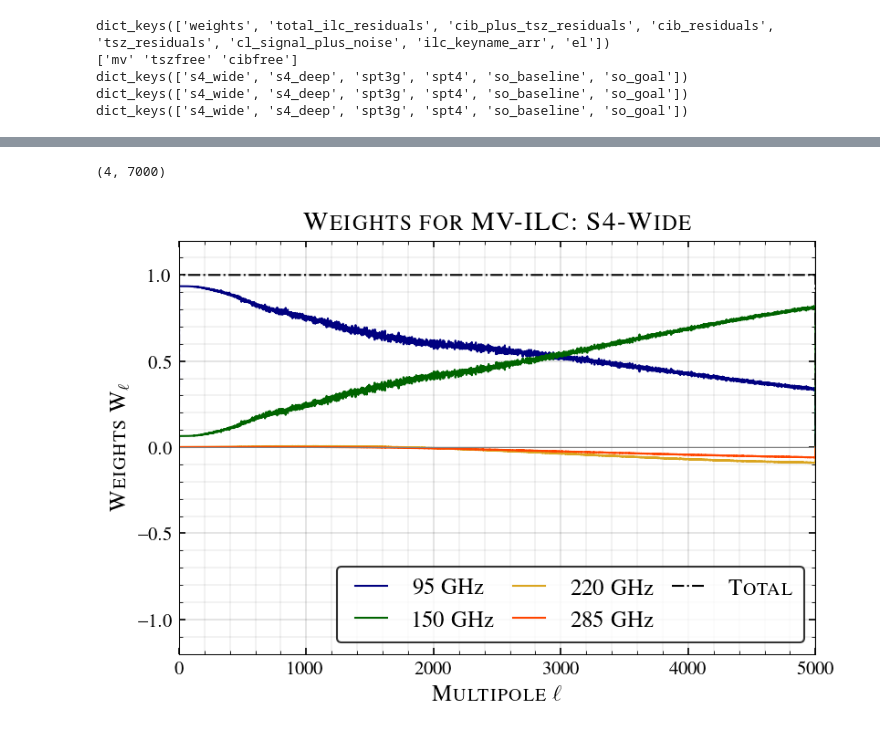
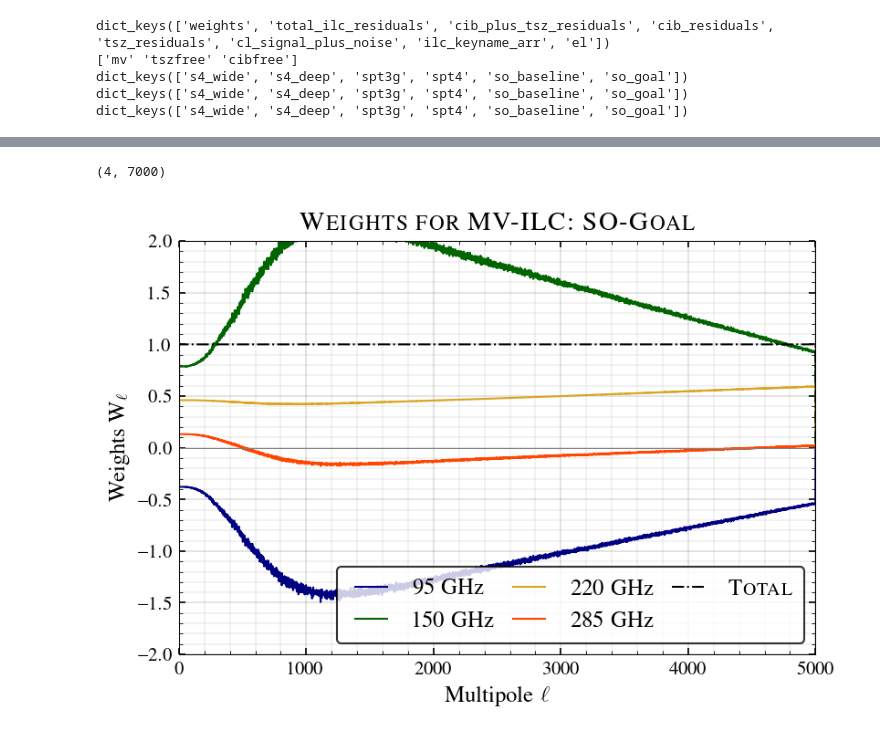
Before and after one commit to sriniraghunathan/cross_ilc_methods_paper, a Jupyter notebook: s1_read_ilc_weights_residuals_and_make_plots.ipynb, the cells around one changed output, grey strips where cells are left out. Saved outputs shown, nothing was run; the diff lists cells and outputs as text; code cells hidden in the pictures.

```diff
--- a/s1_read_ilc_weights_residuals_and_make_plots.ipynb
+++ b/s1_read_ilc_weights_residuals_and_make_plots.ipynb
@@ -86,36 +88,39 @@ figure(figsize = (6., 4.5))
 fsval = 14
 ax = subplot(111, yscale='log')
 dl_fac = els * (els+1)/2/np.pi #show plot in D_l rather than C_l
+
+#CMB and expected kSZ level
+plot(el_camb, dl_fac_camb * cl_TT, lw = 2., color = 'lightgray', label = r'CMB: TT')
+axhline(3., lw = 1.5, color = 'darkgray', ls ='-.', label = r'Rough kSZ level')
+
 for expname in total_ilc_residuals_dict:
     els, total_ilc_residual_mv = total_ilc_residuals_dict[expname][reqd_ilc_keyname]
     expname_str, colorval = exp_specs_dict[expname]
-    #plot(els, dl_fac * total_ilc_residual_mv, lw = 1., color = colorval, label = r'\textsc{%s}' %(expname))
 
     if (1): #take mean for a certain \ell_range
-        delta_el = 100
+        delta_el = 10
         binned_els = np.arange(0, max(els), delta_el)
         binned_dl_fac = binned_els * (binned_els+1)/2/np.pi
         binned_total_ilc_residual_mv = np.interp( binned_els, els, total_ilc_residual_mv)
-        plot(binned_els, binned_dl_fac * binned_total_ilc_residual_mv, lw = 1., color = colorval, label = r'\textsc{%s}' %(expname_str))
-
-#CMB and expected kSZ level
-plot(el_camb, dl_fac_camb * cl_TT, lw = 1., color = 'silver', label = r'\textsc{CMB: TT}')
-axhline(3., lw = 1., color = 'darkgray', ls ='-.', label = r'\textsc{Rough {\rm kSZ} level}')
+        plot(binned_els, binned_dl_fac * binned_total_ilc_residual_mv, lw = 1., color = colorval, label = r'%s' %(expname_str))
+    else:
+        plot(els, dl_fac * total_ilc_residual_mv, lw = .5, color = colorval, label = r'%s' %(expname_str))
 
 #title
-title_str = r'\textsc{%s-ILC: Total residuals' %(ilc_keyname_dict[reqd_ilc_keyname])
-title(title_str, fontsize = fsval+2)
+title_str = r'%s-ILC: Total residuals' %(ilc_keyname_dict[reqd_ilc_keyname])
+title(title_str, fontsize = fsval)
 
 #legend
 legend(loc = 4, fontsize = fsval-3, ncol = 2)
 
 #labels
-xlabel(r'\textsc{Multipole $\ell$}', fontsize = fsval)
-ylabel(r'\textsc{D$_{\ell}$ [$\mu$K$^{2}$]}', fontsize = fsval)
+xlabel(r'Multipole $\ell$', fontsize = fsval)
+ylabel(r'D$_{\ell}$ [$\mu$K$^{2}$]', fontsize = fsval)
+fn_format_axis(ax,fsval-4,fsval-4)
 
 #limits
-xmin, xmax = 0, 5000.
-ymin, ymax = 0.1, 2e2
+xmin, xmax = 1000., 5000.
+ymin, ymax = 0.5, 50.
 xlim(xmin, xmax); ylim(ymin, ymax)
 
 #grid
@@ -200,7 +226,9 @@ show()
 # %%
 #read and show weights
-reqd_ilc_keynme = 'mv'
-reqd_expname = 's4_wide'
+#reqd_ilc_keynme = 'mv'
+#reqd_expname = 's4_wide'
+reqd_ilc_keynme = 'tszfree'
+reqd_expname = 'so_goal'
 assert reqd_ilc_keynme in ilc_keyname_arr
 assert reqd_expname in list( exp_specs_dict.keys() )
 
@@ -218,6 +246,7 @@ band_color_dict = {95: 'navy', 150: 'darkgreen', 220: 'goldenrod', 285: 'oranger
 
 #N_band x lmax array
 weights_arr = weights_dict[reqd_expname][reqd_ilc_keynme]
+np.save('so_goal_weights_ynull.npy', weights_arr)
 print(weights_arr.shape)
 
 #plot weights
@@ -227,34 +256,35 @@ ax = subplot(111)
 for w, nu in zip(weights_arr, nu_arr):
     plot(els, w, color = band_color_dict[nu], label = r'%s GHz' %(nu))
 
 weights_sum = np.sum(weights_arr, axis = 0)
 plot(els, weights_sum, color = 'black', ls = '-.', label = r'\textsc{Total}')
 axhline(0., lw=0.5, color = 'gray')
 
 #title
 title_str = r'\textsc{Weights for %s-ILC: %s' %(ilc_keyname_dict[reqd_ilc_keyname], exp_specs_dict[reqd_expname][0])
 title(title_str, fontsize = fsval+2)
 
 #legend
 legend(loc = 4, fontsize = fsval, ncol = 3, columnspacing=0.5)
 
 #labels
-xlabel(r'\textsc{Multipole $\ell$}', fontsize = fsval)
-ylabel(r'\textsc{Weights W$_{\ell}$', fontsize = fsval)
+xlabel(r'Multipole $\ell$', fontsize = fsval)
+ylabel(r'Weights W$_{\ell}$', fontsize = fsval)
 
 #limits
 xmin, xmax = 0, 5000.
-ymin, ymax = -1.2, 1.2
+#ymin, ymax = -1.2, 1.2
+ymin, ymax = -2., 2.
 xlim(xmin, xmax); ylim(ymin, ymax)
 
 #grid
 grid(which = 'major', axis = 'both', lw = 0.1, color = 'black')
 grid(which = 'minor', axis = 'both', lw = 0.05, color = 'black')
 
 #save
 plname = 'plots/ilc_weights_%s_%s.pdf' %(reqd_ilc_keynme, reqd_expname)
 savefig(plname, dpi = 200.)
 show()
 # %% [output]
 (4, 7000)
-[figure, old version]
+[figure, new version]
```
Also changed, not shown: parts of 5 cells of this notebook, 5 other files.
